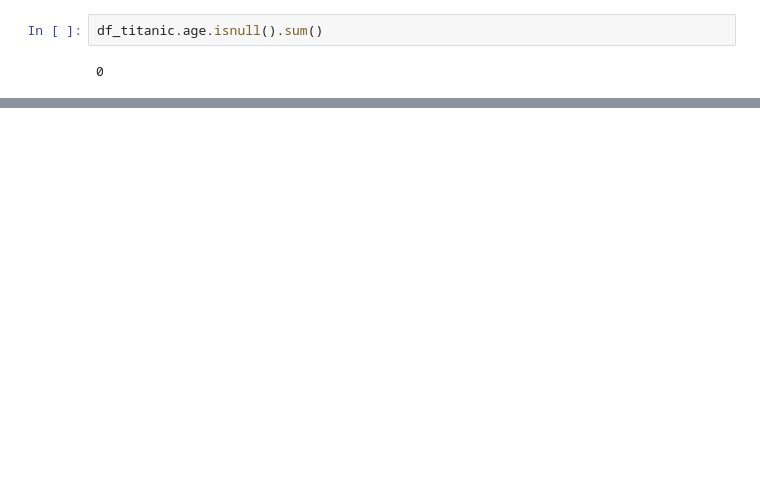
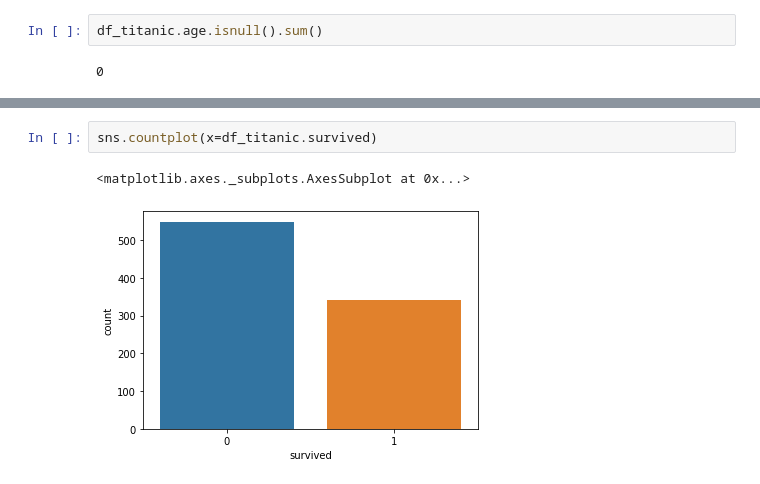
Before and after one commit to flambuth/ds-methodologies-exercises, a Jupyter notebook: classification/data_prep.ipynb, the cells around one changed output, grey strips where cells are left out. Cells and saved outputs as stored; diff of their text form; blank space fills up the shorter version.

```diff
--- a/classification/data_prep.ipynb
+++ b/classification/data_prep.ipynb
@@ -244,0 +252,5 @@ df_titanic.age.isnull().sum()
+# %%
+sns.countplot(x=df_titanic.survived)
+# %% [output]
+<matplotlib.axes._subplots.AxesSubplot at 0x...>
+[figure, added]
```
Also changed, not shown: parts of 22 cells of this notebook, 1 other file.
